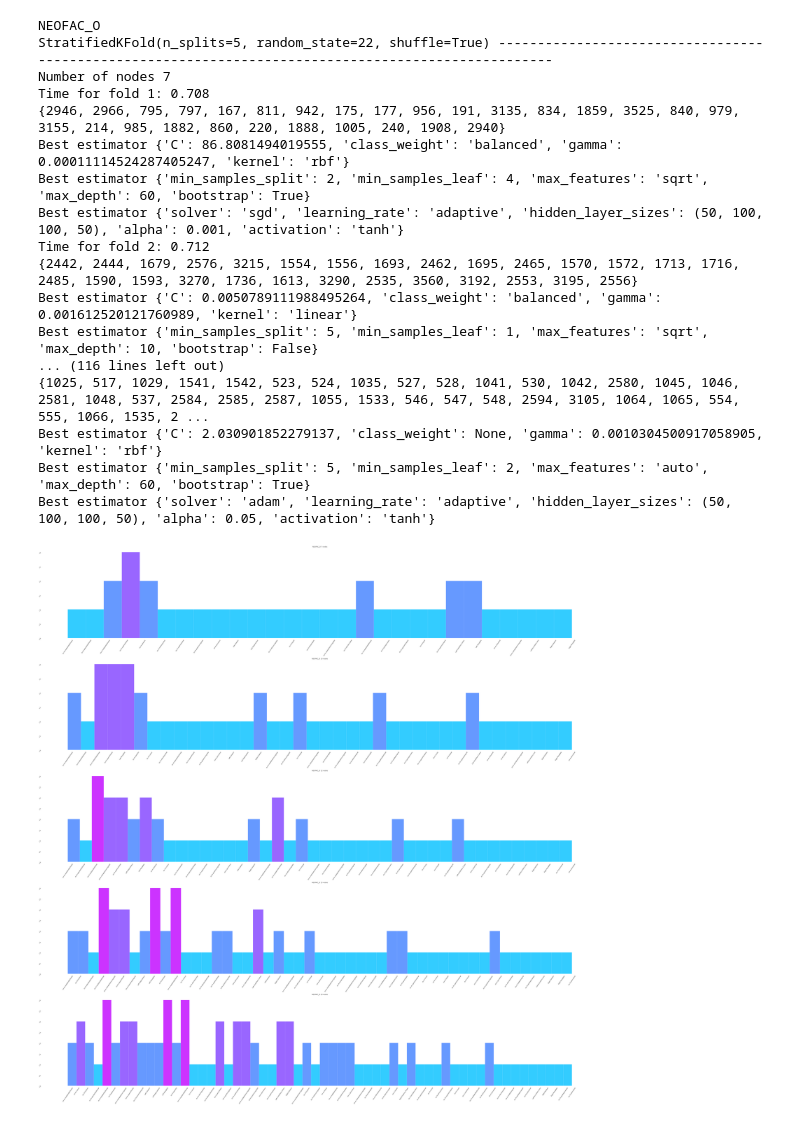
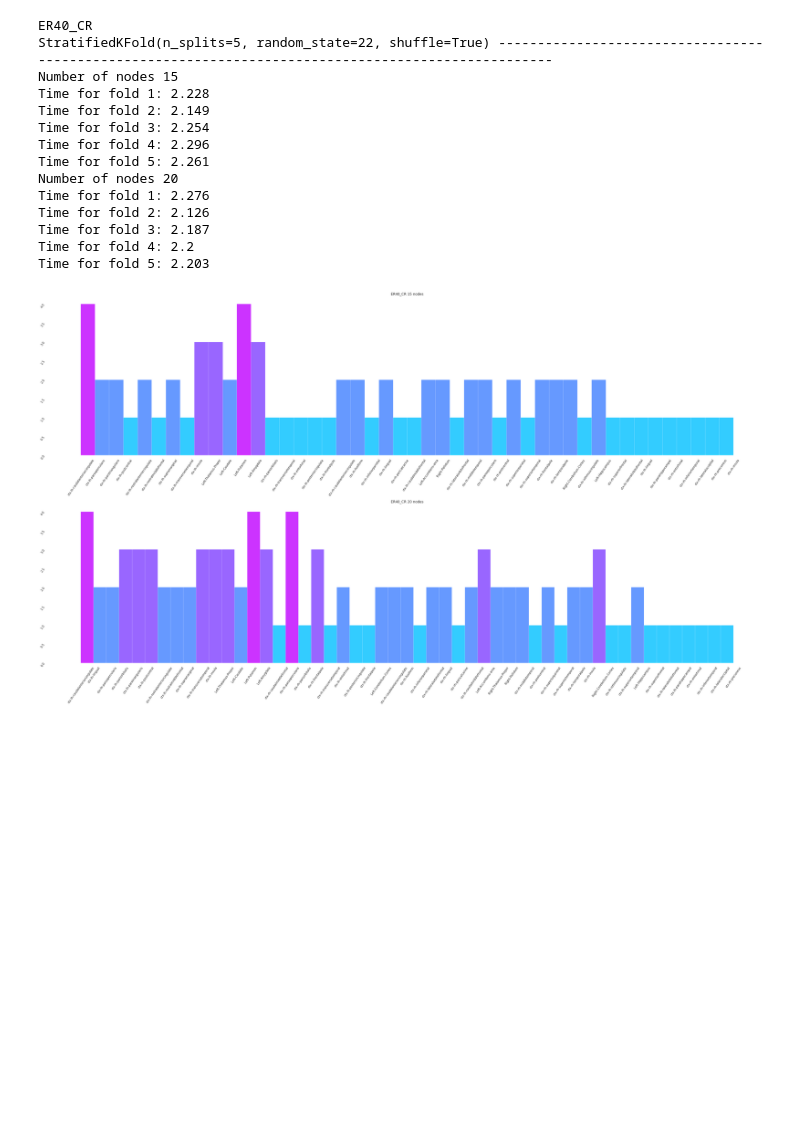
Before and after one commit to ShreyaKapoor18/Thesis, a Jupyter notebook: graphtools/greedy_graph.ipynb, the cells around one changed output. Saved outputs shown, nothing was run; the diff lists cells and outputs as text; code cells hidden in the pictures; blank space fills up the shorter version.

Commit message:
results for ER40 c values

```diff
--- a/graphtools/greedy_graph.ipynb
+++ b/graphtools/greedy_graph.ipynb
@@ -28,8 +29,7 @@ import os
 # %%
-
 def make_plot(node_names, target):
     cm = plt.cm.get_cmap('cool')
-    fig, ax = plt.subplots(len(node_names.keys()), figsize=(60,60))
+    fig, ax = plt.subplots(len(node_names.keys()), figsize=(35,10*len(node_names.keys())))
     for max_num_nodes, i in zip(node_names.keys(), range(len(node_names.keys()))):
         counts, bins, patches = ax[i].hist(node_names[max_num_nodes],
                                            bins=len(pd.Series(node_names[max_num_nodes]).unique()))
@@ -65,7 +65,7 @@ tri = int(num * (num + 1) * 0.5)  # we want only the upper diagonal due to symet
 mat = np.triu_indices(84)
 mews = '/home/skapoor/Thesis/gmwcs-solver'
 # %%
-num_nodes = [7,10,12,15,20]
+num_nodes = [15,20]
 # %%
 feature, edge, solver_node_wts = 'num_streamlines', 'fscores','const'
 val, thresh = -0.01, 0
@@ -77,18 +77,18 @@ baseline_cases, self_loops = set(), False
           'PicVocab_AgeAdj','ProcSpeed_Unadj', 'ProcSpeed_AgeAdj',
           'PicSeq_Unadj','PicSeq_AgeAdj', 'CardSort_Unadj', 'CardSort_AgeAdj',
 'Flanker_Unadj','Flanker_AgeAdj', 'PMAT24_A_CR', 'VSPLOT_TC', 'IWRD_TOT',  'ER40_CR']'''
-labels = ['NEOFAC_O']
+labels = ['ER40_CR']
 # %%
+
 # note: right now the matrix whole is not scaled, for computing the fscores and correlation coeff it has to be so.
 y_tr, y_te = computed_subjects(), test_subjects()
 
-labels = [label for label in labels if label in y_tr.columns ]
+labels = [label for label in labels if label in y_tr.columns]
 
 X_tr = generate_combined_matrix(tri, list(y_tr.index))  # need to check indices till here then convert to numpy array
 X_te = generate_test_data(tri, y_te.index)
 X_tr, X_te = edge_filtering(feature, X_tr, X_te)
 X = X_tr.append(X_te)
-metrics = ['balanced_accuracy', 'accuracy', 'f1_weighted', 'roc_auc_ovr_weighted']
 results = {}
 for target in labels:
     results[target] = {}
@@ -107,12 +107,15 @@ for target in labels:
     node_names = {k:[] for k in num_nodes}
     param_grid = [{'alpha': [10, 1e3]}]
     for max_num_nodes in num_nodes:
+
         results[target][max_num_nodes] = {}
         print(f"Number of nodes {max_num_nodes}")
-        i =0
+        i = 0
         for train_index, test_index in skf.split(X, y_binned):
-            i+=1
+
+            i += 1
             results[target][max_num_nodes][i] = {}
+            start = time.time()
             #print("TRAIN:",len(train_index), train_index, "TEST:", len(test_index),test_index)
             X_train, X_test = X.iloc[train_index], X.iloc[test_index]
             y_train, y_test = y.iloc[train_index], y.iloc[test_index]
@@ -123,60 +126,52 @@ for target in labels:
             y_train_l = y_train_l[y_train_l != 2]
             y_train_l = y_train_l // 3  # binarizing the values by removing the middle quartile
             y_test_l = y_test >= med
-            X_train_l = X_train.loc[y_train_l.index, :]
+            X_train_l = X_train.loc[y_train_l.index]
             assert list(X_train_l.index) == list(y_train_l.index)
-
             X_train_l, X_test_l, arr = process_raw(X_train_l, X_test, y_train_l, edge)
             graph = np.zeros((84,84))
 
-            start = time.time()
             for k,j ,l in zip(np.triu_indices(84)[0], np.triu_indices(84)[1], range(tri)):
                 graph[k,j] = abs(arr.iloc[l]) #  taking the absolute value of the pearson correlation
             # graph is currently upper triangular and needs to be converted into full matrix
             graph = graph + graph.transpose() - 2 * np.diag(graph.diagonal()) # excluding the diagonal
             graph = pd.DataFrame(graph, index = corresp_label_file('fs_default.txt').values(),
                          columns = corresp_label_file('fs_default.txt').values())
 
             while len(graph.iloc[0]) > max_num_nodes:
                 node = graph.sum(axis=1).argmin()
                 graph = graph.drop([graph.loc[node].name], axis = 0) # returns the row as series
                 graph = graph.drop(graph.loc[:, node].name, axis = 1) # graph.loc[:, node].name
-
             node_names[max_num_nodes].extend(list(graph.columns))
             end = time.time()
             t = end - start
-            print(f'Time for fold {i}:', round(t,3))
             edge_indexes = find_node_indices(graph.columns)
 
-            #X_train_l = X_train_l.iloc[:, edge_indexes]
-            #X_test_l = X_test_l.iloc[:, edge_indexes]
+            print(f'Time for fold {i}:', round(t,3))
+            for classifier in ['SVC']:
 
-            for classifier in ['SVC', 'RF', 'MLP']:
+                clf = LinearSVC(C = 1e-20, random_state = 22, tol= 1e-15, loss = 'hinge')
 
                 results[target][max_num_nodes][i][classifier] = {}
-                train_results, test_results = cross_validation(classifier, X_train_l.iloc[:, edge_indexes],
-                                                               y_train_l, X_test_l.iloc[:, edge_indexes],
-                                                               y_test_l, metrics, refit_metric)
-
+                clf.fit(X_train_l.iloc[:, edge_indexes], y_train_l)
+                test_results =  clf.score(X_test_l.iloc[:, edge_indexes], y_test_l)
+                train_results = clf.score(X_train_l.iloc[:, edge_indexes], y_train_l)
                 results[target][max_num_nodes][i][classifier] = {'train': train_results, 'test': test_results}
     make_plot(node_names, target)
 # %% [output]
-NEOFAC_O
+ER40_CR
 StratifiedKFold(n_splits=5, random_state=22, shuffle=True) ----------------------------------------------------------------------------------------------------
-Number of nodes 7
-Time for fold 1: 0.708
-{2946, 2966, 795, 797, 167, 811, 942, 175, 177, 956, 191, 3135, 834, 1859, 3525, 840, 979, 3155, 214, 985, 1882, 860, 220, 1888, 1005, 240, 1908, 2940}
-Best estimator {'C': 86.8081494019555, 'class_weight': 'balanced', 'gamma': 0.00011114524287405247, 'kernel': 'rbf'}
-Best estimator {'min_samples_split': 2, 'min_samples_leaf': 4, 'max_features': 'sqrt', 'max_depth': 60, 'bootstrap': True}
-Best estimator {'solver': 'sgd', 'learning_rate': 'adaptive', 'hidden_layer_sizes': (50, 100, 100, 50), 'alpha': 0.001, 'activation': 'tanh'}
-Time for fold 2: 0.712
-{2442, 2444, 1679, 2576, 3215, 1554, 1556, 1693, 2462, 1695, 2465, 1570, 1572, 1713, 1716, 2485, 1590, 1593, 3270, 1736, 1613, 3290, 2535, 3560, 3192, 2553, 3195, 2556}
-Best estimator {'C': 0.0050789111988495264, 'class_weight': 'balanced', 'gamma': 0.001612520121760989, 'kernel': 'linear'}
-Best estimator {'min_samples_split': 5, 'min_samples_leaf': 1, 'max_features': 'sqrt', 'max_depth': 10, 'bootstrap': False}
-... (116 lines left out)
-{1025, 517, 1029, 1541, 1542, 523, 524, 1035, 527, 528, 1041, 530, 1042, 2580, 1045, 1046, 2581, 1048, 537, 2584, 2585, 2587, 1055, 1533, 546, 547, 548, 2594, 3105, 1064, 1065, 554, 555, 1066, 1535, 2 ...
-Best estimator {'C': 2.030901852279137, 'class_weight': None, 'gamma': 0.0010304500917058905, 'kernel': 'rbf'}
-Best estimator {'min_samples_split': 5, 'min_samples_leaf': 2, 'max_features': 'auto', 'max_depth': 60, 'bootstrap': True}
-Best estimator {'solver': 'adam', 'learning_rate': 'adaptive', 'hidden_layer_sizes': (50, 100, 100, 50), 'alpha': 0.05, 'activation': 'tanh'}
+Number of nodes 15
+Time for fold 1: 2.228
+Time for fold 2: 2.149
+Time for fold 3: 2.254
+Time for fold 4: 2.296
+Time for fold 5: 2.261
+Number of nodes 20
+Time for fold 1: 2.276
+Time for fold 2: 2.126
+Time for fold 3: 2.187
+Time for fold 4: 2.2
+Time for fold 5: 2.203
-[figure, old version]
+[figure, new version]
 # %%
```
Also changed, not shown: parts of 3 cells of this notebook, 2 other files.
